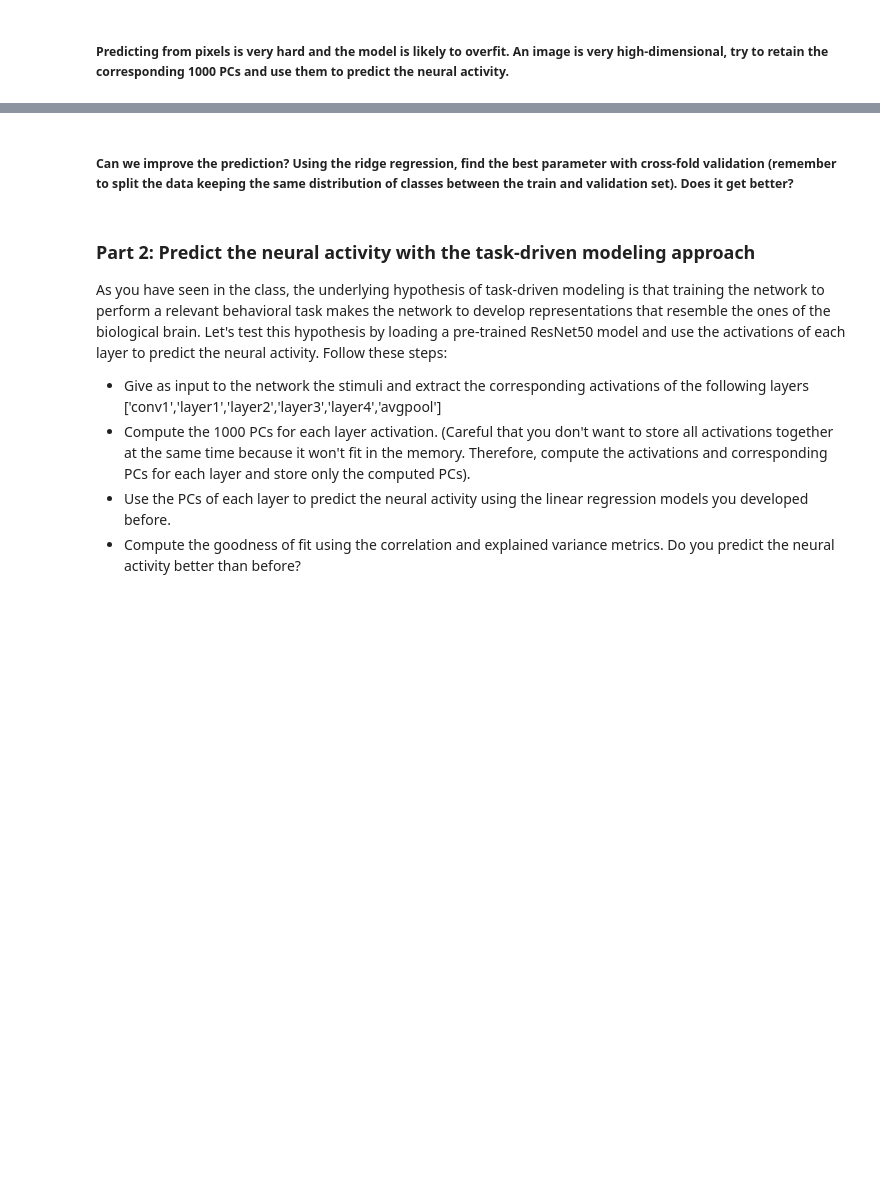
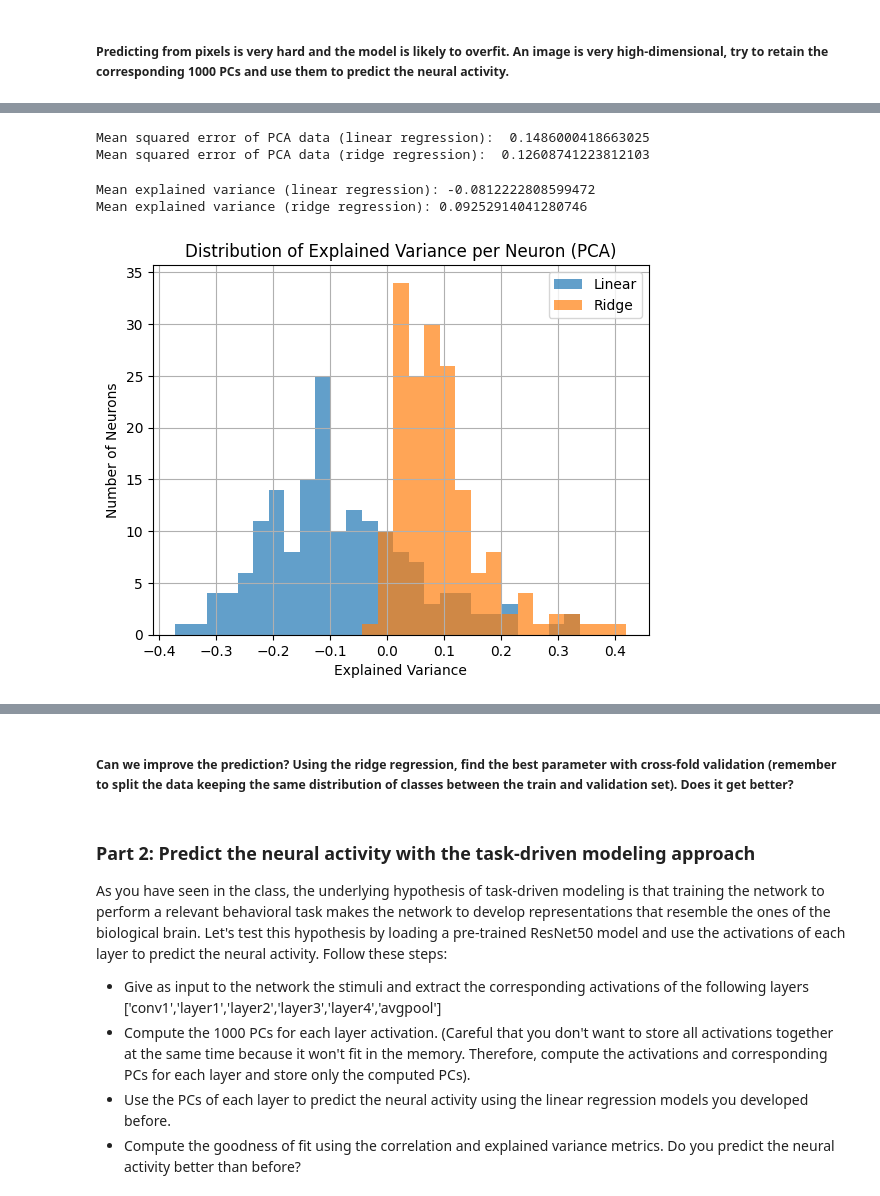
Before and after one commit to nivedya-nambiar/NX-414_groupSRN, a Jupyter notebook: Week 6/week6.ipynb, the cells around one changed output, grey strips where cells are left out. Drawn from its saved outputs; the diff is of its cells as text; code cells hidden in the pictures; blank space fills up the shorter version.

```diff
--- a/Week 6/week6.ipynb
+++ b/Week 6/week6.ipynb
@@ -355,13 +437,6 @@ lr_mse_pca = mean_squared_error(spikes_val, lr_y_pred_val_pca)
 rr_mse_pca = mean_squared_error(spikes_val, rr_y_pred_val_pca)
 print('Mean squared error of PCA data (linear regression): ', lr_mse_pca)
 print('Mean squared error of PCA data (ridge regression): ', rr_mse_pca)
-# correlation
-lr_correlation_pca = calculate_correlation(spikes_val, lr_y_pred_val_pca)
-rr_correlation_pca = calculate_correlation(spikes_val, rr_y_pred_val_pca)
-print('Correlation coefficient of PCA data (linear regression): ', lr_correlation_pca)
-print('Correlation coefficient of PCA data (ridge regression): ', rr_correlation_pca)
-#ev
-lr_explained_variance_pca = explained_variance_score(spikes_val, lr_y_pred_val_pca)
-rr_explained_variance_pca = explained_variance_score(spikes_val, rr_y_pred_val_pca)
-print('Explained variance score of PCA data (linear regression): ', lr_explained_variance_pca)
-print('Explained variance score of PCA data (ridge regression): ', rr_explained_variance_pca)
+# %% [output]
+Mean squared error of PCA data (linear regression):  0.1486000418663025
+Mean squared error of PCA data (ridge regression):  0.12608741223812103
@@ -384,0 +443,6 @@ plt.show()
+# %%
+ev_dis_plot(spikes_val, lr_y_pred_val_pca, rr_y_pred_val_pca, title = 'Distribution of Explained Variance per Neuron (PCA)')
+# %% [output]
+Mean explained variance (linear regression): -0.0812222808599472
+Mean explained variance (ridge regression): 0.09252914041280746
+[figure, added]
```
Also changed, not shown: parts of 62 cells of this notebook.
